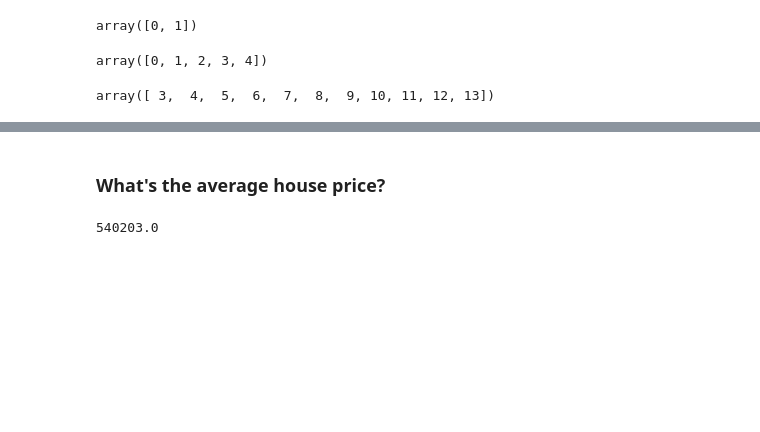
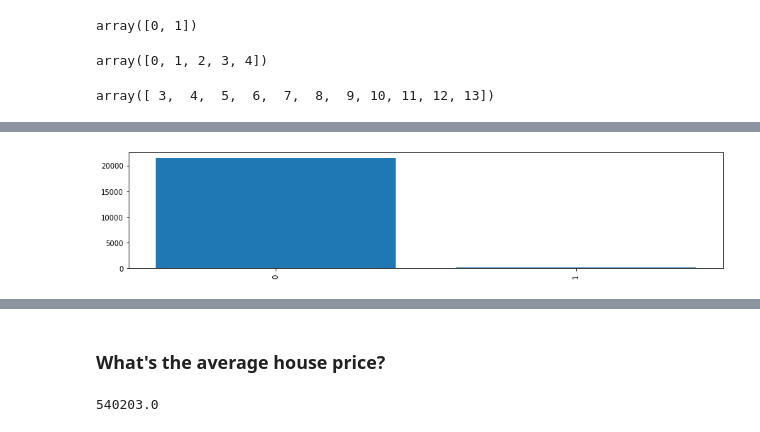
Before and after one commit to Henrique-Sousa/house-rocket, a Jupyter notebook: house-rocket.ipynb, the cells around one changed output, grey strips where cells are left out. Drawn from its saved outputs; the diff is of its cells as text; code cells hidden in the pictures; blank space fills up the shorter version.

```diff
--- a/house-rocket.ipynb
+++ b/house-rocket.ipynb
@@ -197,0 +178,4 @@ data.mean()['bedrooms'].round(2)
+# %%
+bar_values('waterfront')
+# %% [output]
+[figure, added]
```
Also changed, not shown: parts of 16 cells of this notebook.
